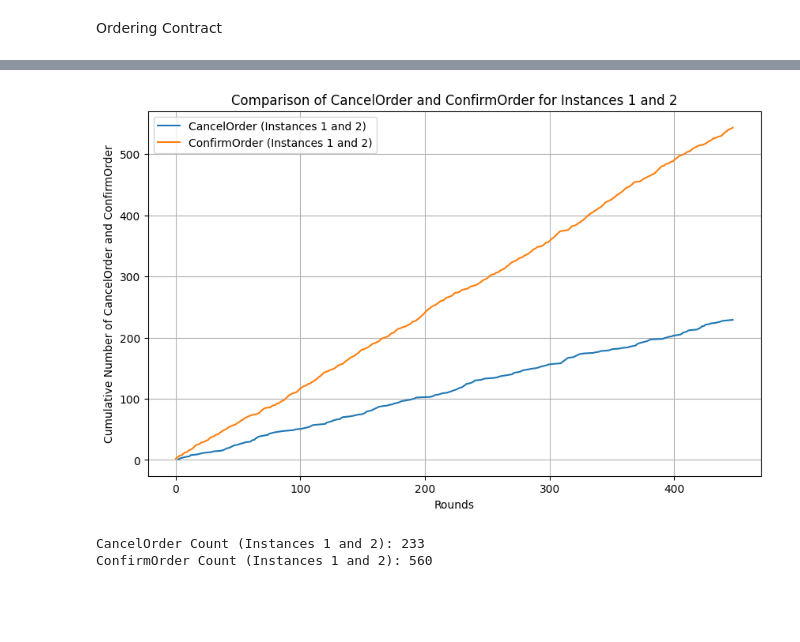
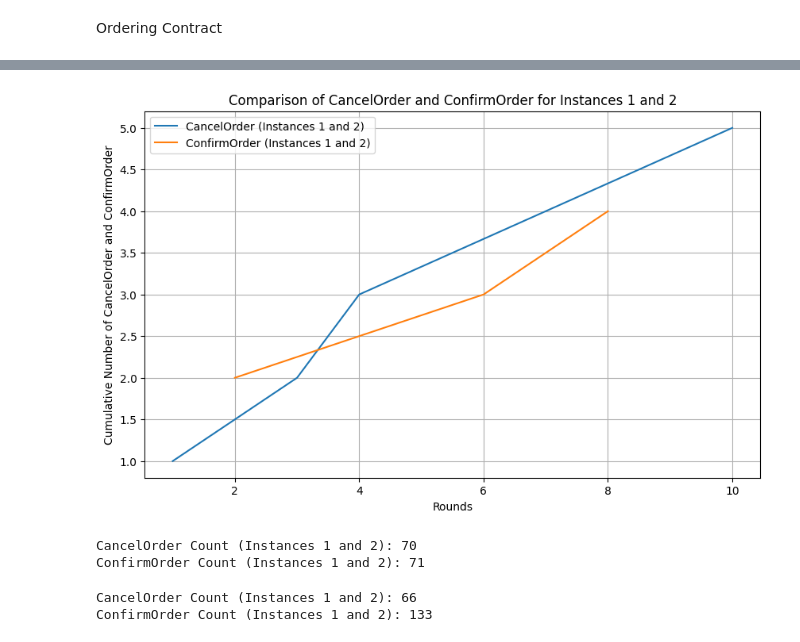
Before and after one commit to Hassan42/transparent-ordering, a Jupyter notebook: data/dataVis.ipynb, the cells around one changed output, grey strips where cells are left out. Cells and saved outputs as stored; diff of their text form; code cells hidden in the pictures; blank space fills up the shorter version.

Commit message:
results

```diff
--- a/data/dataVis.ipynb
+++ b/data/dataVis.ipynb
@@ -287,14 +287,14 @@ rounds_confirmorder = []
 
 # Process the data to extract relevant information
 for entry in data:
-    if entry['event'] == "TaskCompleted" and entry['data']['taskName'] in ["CancelOrder", "ConfirmOrder"]:
+    if entry['event'] == "TaskCompleted" and entry['data']['taskName'] in ["CancelOrder", "ConfirmRestock"]:
         instance_id = entry['data']['instanceID']
         round_number = entry['round']  # Use the round information
 
-        if instance_id in ["1", "2"]:
+        if instance_id in ["1","3"]:
             if entry['data']['taskName'] == "CancelOrder":
                 rounds_cancelorder.append(round_number)
-            elif entry['data']['taskName'] == "ConfirmOrder":
+            elif entry['data']['taskName'] == "ConfirmRestock":
                 rounds_confirmorder.append(round_number)
 
 # Sort rounds
@@ -311,34 +311,34 @@ y_confirmorder = [rounds_confirmorder.count(r) for r in x_confirmorder]
 # Accumulate counts to show the cumulative count of CancelOrder and ConfirmOrder
 cumulative_y_cancelorder = []
 cumulative_y_confirmorder = []
 
 cumsum_cancel = 0
 cumsum_confirm = 0
 
 for y in y_cancelorder:
     cumsum_cancel += y
     cumulative_y_cancelorder.append(cumsum_cancel)
 
 for y in y_confirmorder:
     cumsum_confirm += y
     cumulative_y_confirmorder.append(cumsum_confirm)
 
 # Plot the data
 plt.figure(figsize=(10, 6))
 plt.plot(x_cancelorder, cumulative_y_cancelorder, label="CancelOrder (Instances 1 and 2)")
 plt.plot(x_confirmorder, cumulative_y_confirmorder, label="ConfirmOrder (Instances 1 and 2)")
 
 # Add labels, legend, and title
 plt.xlabel("Rounds")
 plt.ylabel("Cumulative Number of CancelOrder and ConfirmOrder")
 plt.title("Comparison of CancelOrder and ConfirmOrder for Instances 1 and 2")
 plt.legend()
 plt.grid()
 
 # Display the plot
 plt.show()
 # %% [output]
-[figure, old version]
+[figure, new version]
 # %%
 import json
 
@@ -352,18 +352,42 @@ confirmorder_count = 0
 
 # Process the data to count ConfirmOrder and CancelOrder for instances 1 and 2
 for entry in data:
-    if entry['event'] == "TaskCompleted" and entry['data']['taskName'] in ["CancelOrder", "ConfirmOrder"]:
-        printf(instance_id)
+    if entry['event'] == "TaskCompleted" and entry['data']['taskName'] in ["CancelOrder", "ConfirmRestock"]:
         instance_id = entry['data']['instanceID']
         if instance_id in ["1", "2"]:
             if entry['data']['taskName'] == "CancelOrder":
                 cancelorder_count += 1
-            elif entry['data']['taskName'] == "ConfirmOrder":
+            elif entry['data']['taskName'] == "ConfirmRestock":
                 confirmorder_count += 1
 
 # Print the results
 print(f"CancelOrder Count (Instances 1 and 2): {cancelorder_count}")
 print(f"ConfirmOrder Count (Instances 1 and 2): {confirmorder_count}")
 # %% [output]
-CancelOrder Count (Instances 1 and 2): 233
-ConfirmOrder Count (Instances 1 and 2): 560
+CancelOrder Count (Instances 1 and 2): 70
+ConfirmOrder Count (Instances 1 and 2): 71
+# %%
+import csv
+
+# Initialize counters
+cancelorder_count = 0
+confirmorder_count = 0
+
+# Process the CSV data to count ConfirmOrder and CancelOrder for instances 1 and 2
+with open('discoLog.csv', 'r') as file:
+    reader = csv.DictReader(file)
+    for row in reader:
+        event = row['event']
+        instance_id = row['instanceID']
+        if event in ["CancelOrder", "ConfirmOrder"] and instance_id in ["1", "2"]:
+            if event == "CancelOrder":
+                cancelorder_count += 1
+            elif event == "ConfirmOrder":
+                confirmorder_count += 1
+
+# Print the results
+print(f"CancelOrder Count (Instances 1 and 2): {cancelorder_count}")
+print(f"ConfirmOrder Count (Instances 1 and 2): {confirmorder_count}")
+# %% [output]
+CancelOrder Count (Instances 1 and 2): 66
+ConfirmOrder Count (Instances 1 and 2): 133
```
Also changed, not shown: parts of 11 cells of this notebook, 13 other files.
